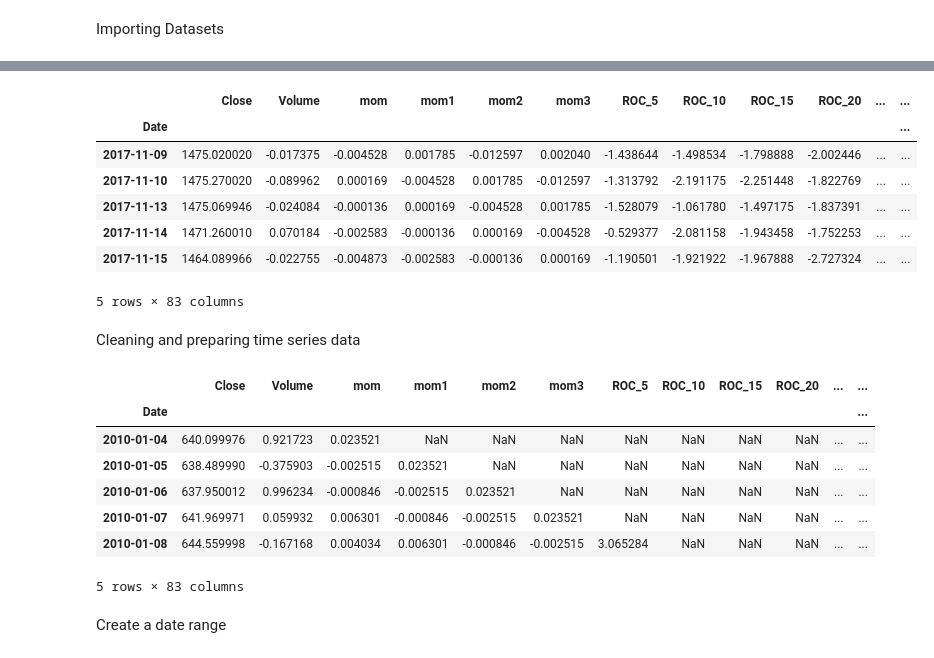
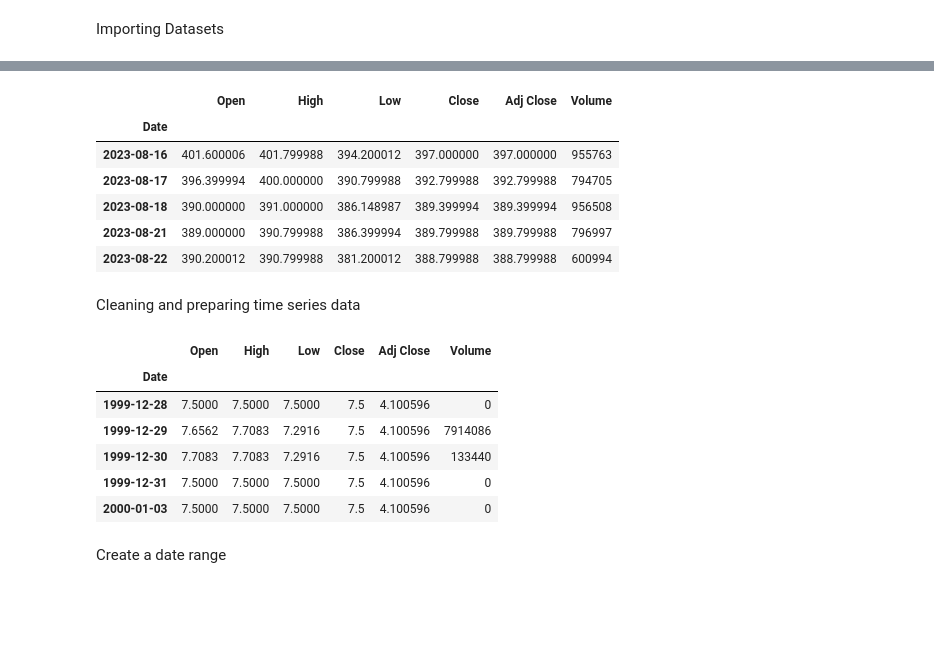
Before and after one commit to 21-ri/pro, a Jupyter notebook: Untitled-1.ipynb, the cells around one changed output, grey strips where cells are left out. Drawn from its saved outputs; the diff is of its cells as text; code cells hidden in the pictures; blank space fills up the shorter version.

```diff
--- a/Untitled-1.ipynb
+++ b/Untitled-1.ipynb
@@ -23,15 +87,14 @@ df.head()
 # %%
-df1 = pd.read_csv('/Users/parthshah/Downloads/sm/Processed_RUSSELL.csv' ,index_col='Date', parse_dates=['Date'])
+df1 = pd.read_csv('/Users/parthshah/Downloads/sm/DOM.L.csv' ,index_col='Date', parse_dates=['Date'])
 df1.tail()
 # %% [output]
-|  | Close | Volume | mom | mom1 | mom2 | mom3 | ROC_5 | ROC_10 | ROC_15 | ROC_20 | ... | ... |
-| Date |  |  |  |  |  |  |  |  |  |  |  | ... |
-| 2017-11-09 | 1475.020020 | -0.017375 | -0.004528 | 0.001785 | -0.012597 | 0.002040 | -1.438644 | -1.498534 | -1.798888 | -2.002446 | ... | ... |
-| 2017-11-10 | 1475.270020 | -0.089962 | 0.000169 | -0.004528 | 0.001785 | -0.012597 | -1.313792 | -2.191175 | -2.251448 | -1.822769 | ... | ... |
-| 2017-11-13 | 1475.069946 | -0.024084 | -0.000136 | 0.000169 | -0.004528 | 0.001785 | -1.528079 | -1.061780 | -1.497175 | -1.837391 | ... | ... |
-| 2017-11-14 | 1471.260010 | 0.070184 | -0.002583 | -0.000136 | 0.000169 | -0.004528 | -0.529377 | -2.081158 | -1.943458 | -1.752253 | ... | ... |
-| 2017-11-15 | 1464.089966 | -0.022755 | -0.004873 | -0.002583 | -0.000136 | 0.000169 | -1.190501 | -1.921922 | -1.967888 | -2.727324 | ... | ... |
+|  | Open | High | Low | Close | Adj Close | Volume |
+| Date |  |  |  |  |  |  |
+| 2023-08-16 | 401.600006 | 401.799988 | 394.200012 | 397.000000 | 397.000000 | 955763 |
+| 2023-08-17 | 396.399994 | 400.000000 | 390.799988 | 392.799988 | 392.799988 | 794705 |
+| 2023-08-18 | 390.000000 | 391.000000 | 386.148987 | 389.399994 | 389.399994 | 956508 |
+| 2023-08-21 | 389.000000 | 390.799988 | 386.399994 | 389.799988 | 389.799988 | 796997 |
+| 2023-08-22 | 390.200012 | 390.799988 | 381.200012 | 388.799988 | 388.799988 | 600994 |
-5 rows × 83 columns
 # %% [markdown]
 Cleaning and preparing time series data
 # %%
@@ -39,14 +102,13 @@ df1 = df1.iloc[1:]
 df1 = df1.fillna(method='ffill')
 df1.head()
 # %% [output]
-|  | Close | Volume | mom | mom1 | mom2 | mom3 | ROC_5 | ROC_10 | ROC_15 | ROC_20 | ... | ... |
-| Date |  |  |  |  |  |  |  |  |  |  |  | ... |
-| 2010-01-04 | 640.099976 | 0.921723 | 0.023521 | NaN | NaN | NaN | NaN | NaN | NaN | NaN | ... | ... |
-| 2010-01-05 | 638.489990 | -0.375903 | -0.002515 | 0.023521 | NaN | NaN | NaN | NaN | NaN | NaN | ... | ... |
-| 2010-01-06 | 637.950012 | 0.996234 | -0.000846 | -0.002515 | 0.023521 | NaN | NaN | NaN | NaN | NaN | ... | ... |
-| 2010-01-07 | 641.969971 | 0.059932 | 0.006301 | -0.000846 | -0.002515 | 0.023521 | NaN | NaN | NaN | NaN | ... | ... |
-| 2010-01-08 | 644.559998 | -0.167168 | 0.004034 | 0.006301 | -0.000846 | -0.002515 | 3.065284 | NaN | NaN | NaN | ... | ... |
+|  | Open | High | Low | Close | Adj Close | Volume |
+| Date |  |  |  |  |  |  |
+| 1999-12-28 | 7.5000 | 7.5000 | 7.5000 | 7.5 | 4.100596 | 0 |
+| 1999-12-29 | 7.6562 | 7.7083 | 7.2916 | 7.5 | 4.100596 | 7914086 |
+| 1999-12-30 | 7.7083 | 7.7083 | 7.2916 | 7.5 | 4.100596 | 133440 |
+| 1999-12-31 | 7.5000 | 7.5000 | 7.5000 | 7.5 | 4.100596 | 0 |
+| 2000-01-03 | 7.5000 | 7.5000 | 7.5000 | 7.5 | 4.100596 | 0 |
-5 rows × 83 columns
 # %% [markdown]
 Create a date range
 # %%
```
Also changed, not shown: parts of 103 cells of this notebook.
